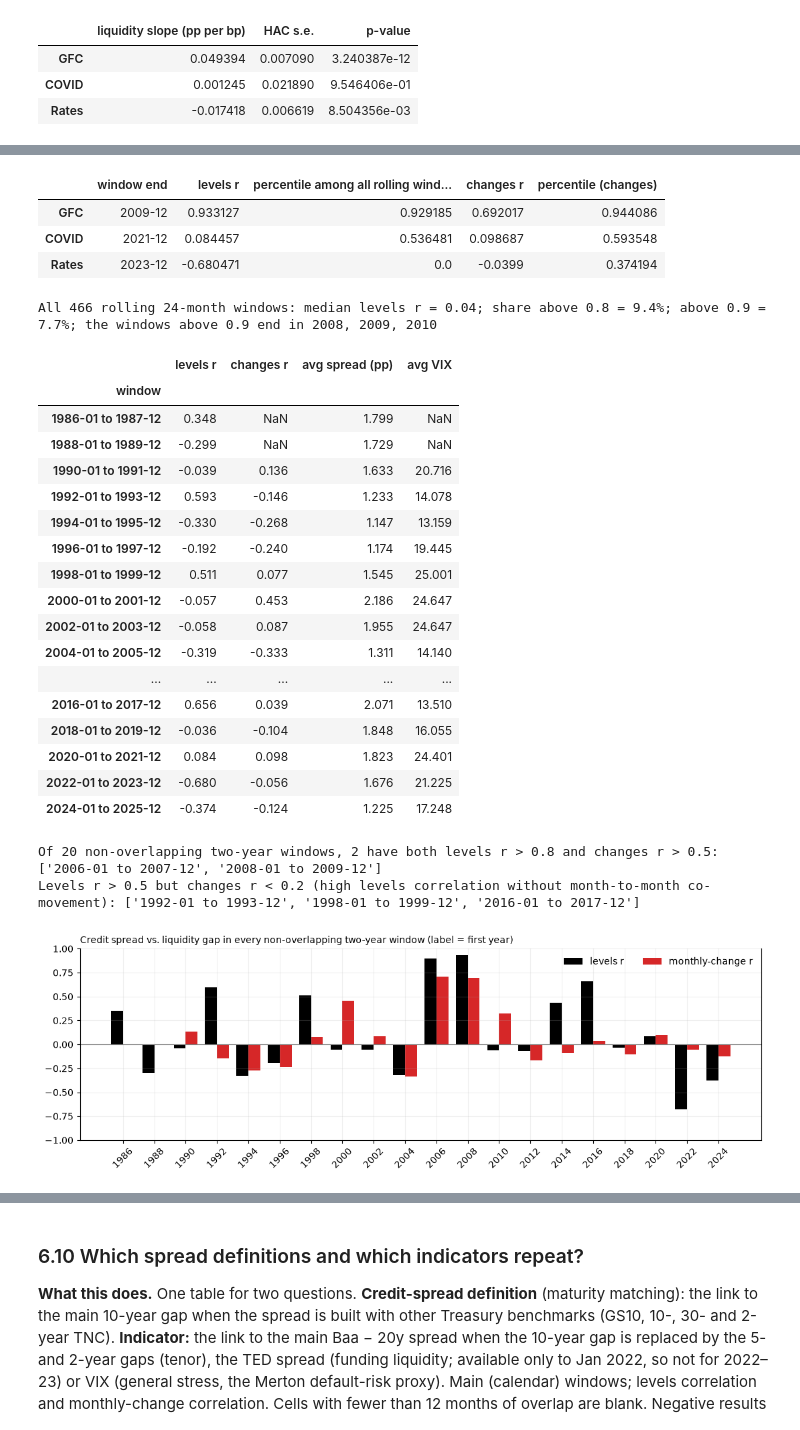
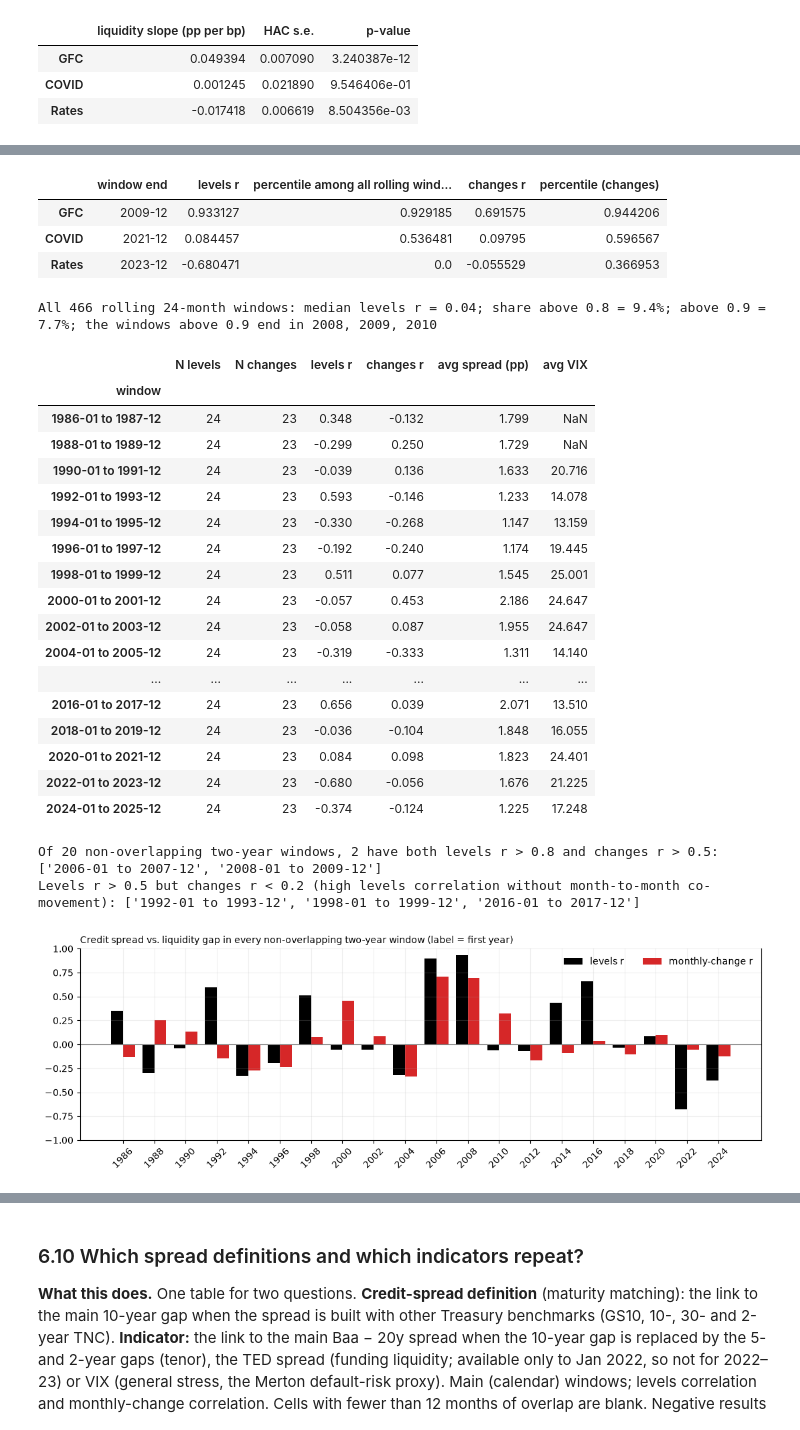
Before and after one commit to nehaneha8/CFM301, a Jupyter notebook: Project 4/Project4_Merged.ipynb, the cells around one changed output, grey strips where cells are left out. Drawn from its saved outputs; the diff is of its cells as text; code cells hidden in the pictures.

Commit message:
fixed monthly change alignment, rolling windows

```diff
--- a/Project 4/Project4_Merged.ipynb
+++ b/Project 4/Project4_Merged.ipynb
@@ -1025,60 +1026,62 @@ levels, episode-demeaned: N = 72; Wald test, liquidity slopes equal across episo
 # %%
 ext = panel.loc[extended.index.min():extended.index.max(), ['credit_pp', 'liquidity_bp', 'vix']]
 roll_l = ext.credit_pp.rolling(24).corr(ext.liquidity_bp)
-roll_c = ext.credit_pp.diff().rolling(24).corr(ext.liquidity_bp.diff())
+# A 24-month level window contains 23 within-window monthly changes.
+roll_c = ext.credit_pp.diff().rolling(23).corr(ext.liquidity_bp.diff())
 rl, rc = roll_l.dropna(), roll_c.dropna()
 rank_rows = {}
 for episode, (start, end) in EPISODES.items():
     e = pd.Period(end, 'M')
     rank_rows[SHORT[episode]] = {'window end': str(e), 'levels r': roll_l[e], 'percentile among all rolling windows (levels)': (rl < roll_l[e]).mean(),
                                  'changes r': roll_c[e], 'percentile (changes)': (rc < roll_c[e]).mean()}
 rank_tab = pd.DataFrame(rank_rows).T; display(rank_tab)
 print(f"All {len(rl)} rolling 24-month windows: median levels r = {rl.median():.2f}; share above 0.8 = {(rl > 0.8).mean():.1%}; above 0.9 = {(rl > 0.9).mean():.1%}; "
       f"the windows above 0.9 end in {', '.join(sorted({str(i)[:4] for i in rl.index[rl > 0.9]}))}")
 
 led_rows = []
 for s0 in pd.period_range(ext.index.min(), ext.index.max(), freq='M')[::24]:
     e0 = s0 + 23
     if e0 > ext.index.max(): break
-    d = ext.loc[s0:e0]; dd = d.diff().dropna()
-    led_rows.append({'window': f'{s0} to {e0}', 'levels r': d.credit_pp.corr(d.liquidity_bp), 'changes r': dd.credit_pp.corr(dd.liquidity_bp),
+    d = ext.loc[s0:e0]
+    dd = d[pair_columns].diff().dropna(subset=pair_columns)  # VIX is not needed for this correlation
+    led_rows.append({'window': f'{s0} to {e0}', 'N levels': len(d[pair_columns].dropna()), 'N changes': len(dd), 'levels r': d.credit_pp.corr(d.liquidity_bp), 'changes r': dd.credit_pp.corr(dd.liquidity_bp),
                      'avg spread (pp)': d.credit_pp.mean(), 'avg VIX': d.vix.mean()})
 ledger = pd.DataFrame(led_rows).set_index('window'); display(ledger.round(3)); ledger.to_csv(OUT / 'table_two_year_ledger.csv')
 strong = ledger[(ledger['levels r'] > 0.8) & (ledger['changes r'] > 0.5)]
 print(f'Of {len(ledger)} non-overlapping two-year windows, {len(strong)} have both levels r > 0.8 and changes r > 0.5: {list(strong.index)}')
 print(f"Levels r > 0.5 but changes r < 0.2 (high levels correlation without month-to-month co-movement): {list(ledger.index[(ledger['levels r'] > 0.5) & (ledger['changes r'] < 0.2)])}")
 
 fig, ax = plt.subplots(figsize=(11, 3.8)); xs_ = np.arange(len(ledger)); wd = 0.38
-ax.bar(xs_ - wd / 2, ledger['levels r'], wd, color='black', label='levels r'); ax.bar(xs_ + wd / 2, ledger['changes r'].fillna(0), wd, color='tab:red', label='monthly-change r')
+ax.bar(xs_ - wd / 2, ledger['levels r'], wd, color='black', label='levels r'); ax.bar(xs_ + wd / 2, ledger['changes r'], wd, color='tab:red', label='monthly-change r')
 ax.axhline(0, color='grey', lw=0.8); ax.set_xticks(xs_, [w[:4] for w in ledger.index], rotation=45); ax.set_ylim(-1, 1)
 ax.set_title('Credit spread vs. liquidity gap in every non-overlapping two-year window (label = first year)', loc='left', fontsize=10); ax.legend(frameon=False, ncol=2)
 fig.tight_layout(); fig.savefig(OUT / 'fig_two_year_ledger.png'); plt.show()
 # %% [output]
 |  | window end | levels r | percentile among all rolling wind... | changes r | percentile (changes) |
-| GFC | 2009-12 | 0.933127 | 0.929185 | 0.692017 | 0.944086 |
-| COVID | 2021-12 | 0.084457 | 0.536481 | 0.098687 | 0.593548 |
-| Rates | 2023-12 | -0.680471 | 0.0 | -0.0399 | 0.374194 |
+| GFC | 2009-12 | 0.933127 | 0.929185 | 0.691575 | 0.944206 |
+| COVID | 2021-12 | 0.084457 | 0.536481 | 0.09795 | 0.596567 |
+| Rates | 2023-12 | -0.680471 | 0.0 | -0.055529 | 0.366953 |
 All 466 rolling 24-month windows: median levels r = 0.04; share above 0.8 = 9.4%; above 0.9 = 7.7%; the windows above 0.9 end in 2008, 2009, 2010
-|  | levels r | changes r | avg spread (pp) | avg VIX |
-| window |  |  |  |  |
-| 1986-01 to 1987-12 | 0.348 | NaN | 1.799 | NaN |
-| 1988-01 to 1989-12 | -0.299 | NaN | 1.729 | NaN |
-| 1990-01 to 1991-12 | -0.039 | 0.136 | 1.633 | 20.716 |
-| 1992-01 to 1993-12 | 0.593 | -0.146 | 1.233 | 14.078 |
-| 1994-01 to 1995-12 | -0.330 | -0.268 | 1.147 | 13.159 |
-| 1996-01 to 1997-12 | -0.192 | -0.240 | 1.174 | 19.445 |
-| 1998-01 to 1999-12 | 0.511 | 0.077 | 1.545 | 25.001 |
-| 2000-01 to 2001-12 | -0.057 | 0.453 | 2.186 | 24.647 |
-| 2002-01 to 2003-12 | -0.058 | 0.087 | 1.955 | 24.647 |
-| 2004-01 to 2005-12 | -0.319 | -0.333 | 1.311 | 14.140 |
-| ... | ... | ... | ... | ... |
-| 2016-01 to 2017-12 | 0.656 | 0.039 | 2.071 | 13.510 |
-| 2018-01 to 2019-12 | -0.036 | -0.104 | 1.848 | 16.055 |
-| 2020-01 to 2021-12 | 0.084 | 0.098 | 1.823 | 24.401 |
-| 2022-01 to 2023-12 | -0.680 | -0.056 | 1.676 | 21.225 |
-| 2024-01 to 2025-12 | -0.374 | -0.124 | 1.225 | 17.248 |
+|  | N levels | N changes | levels r | changes r | avg spread (pp) | avg VIX |
+| window |  |  |  |  |  |  |
+| 1986-01 to 1987-12 | 24 | 23 | 0.348 | -0.132 | 1.799 | NaN |
+| 1988-01 to 1989-12 | 24 | 23 | -0.299 | 0.250 | 1.729 | NaN |
+| 1990-01 to 1991-12 | 24 | 23 | -0.039 | 0.136 | 1.633 | 20.716 |
+| 1992-01 to 1993-12 | 24 | 23 | 0.593 | -0.146 | 1.233 | 14.078 |
+| 1994-01 to 1995-12 | 24 | 23 | -0.330 | -0.268 | 1.147 | 13.159 |
+| 1996-01 to 1997-12 | 24 | 23 | -0.192 | -0.240 | 1.174 | 19.445 |
+| 1998-01 to 1999-12 | 24 | 23 | 0.511 | 0.077 | 1.545 | 25.001 |
+| 2000-01 to 2001-12 | 24 | 23 | -0.057 | 0.453 | 2.186 | 24.647 |
+| 2002-01 to 2003-12 | 24 | 23 | -0.058 | 0.087 | 1.955 | 24.647 |
+| 2004-01 to 2005-12 | 24 | 23 | -0.319 | -0.333 | 1.311 | 14.140 |
+| ... | ... | ... | ... | ... | ... | ... |
+| 2016-01 to 2017-12 | 24 | 23 | 0.656 | 0.039 | 2.071 | 13.510 |
+| 2018-01 to 2019-12 | 24 | 23 | -0.036 | -0.104 | 1.848 | 16.055 |
+| 2020-01 to 2021-12 | 24 | 23 | 0.084 | 0.098 | 1.823 | 24.401 |
+| 2022-01 to 2023-12 | 24 | 23 | -0.680 | -0.056 | 1.676 | 21.225 |
+| 2024-01 to 2025-12 | 24 | 23 | -0.374 | -0.124 | 1.225 | 17.248 |
 Of 20 non-overlapping two-year windows, 2 have both levels r > 0.8 and changes r > 0.5: ['2006-01 to 2007-12', '2008-01 to 2009-12']
 Levels r > 0.5 but changes r < 0.2 (high levels correlation without month-to-month co-movement): ['1992-01 to 1993-12', '1998-01 to 1999-12', '2016-01 to 2017-12']
-[figure, old version]
+[figure, new version]
 # %% [markdown]
 ### 6.9 Can the proxy detect a liquidity event at all? Monthly and daily evidence
```
Also changed, not shown: parts of 10 cells of this notebook, 15 other files.
